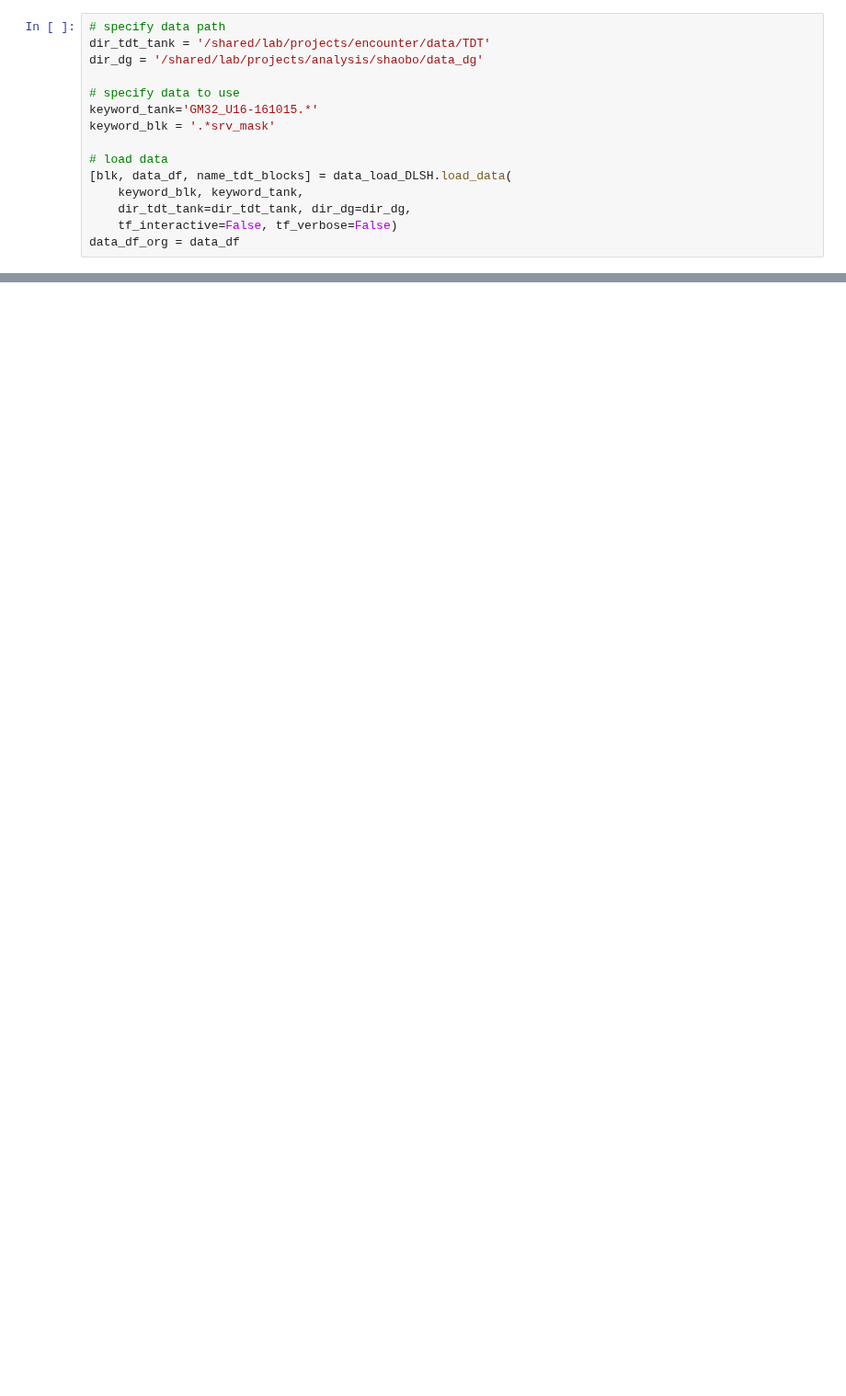
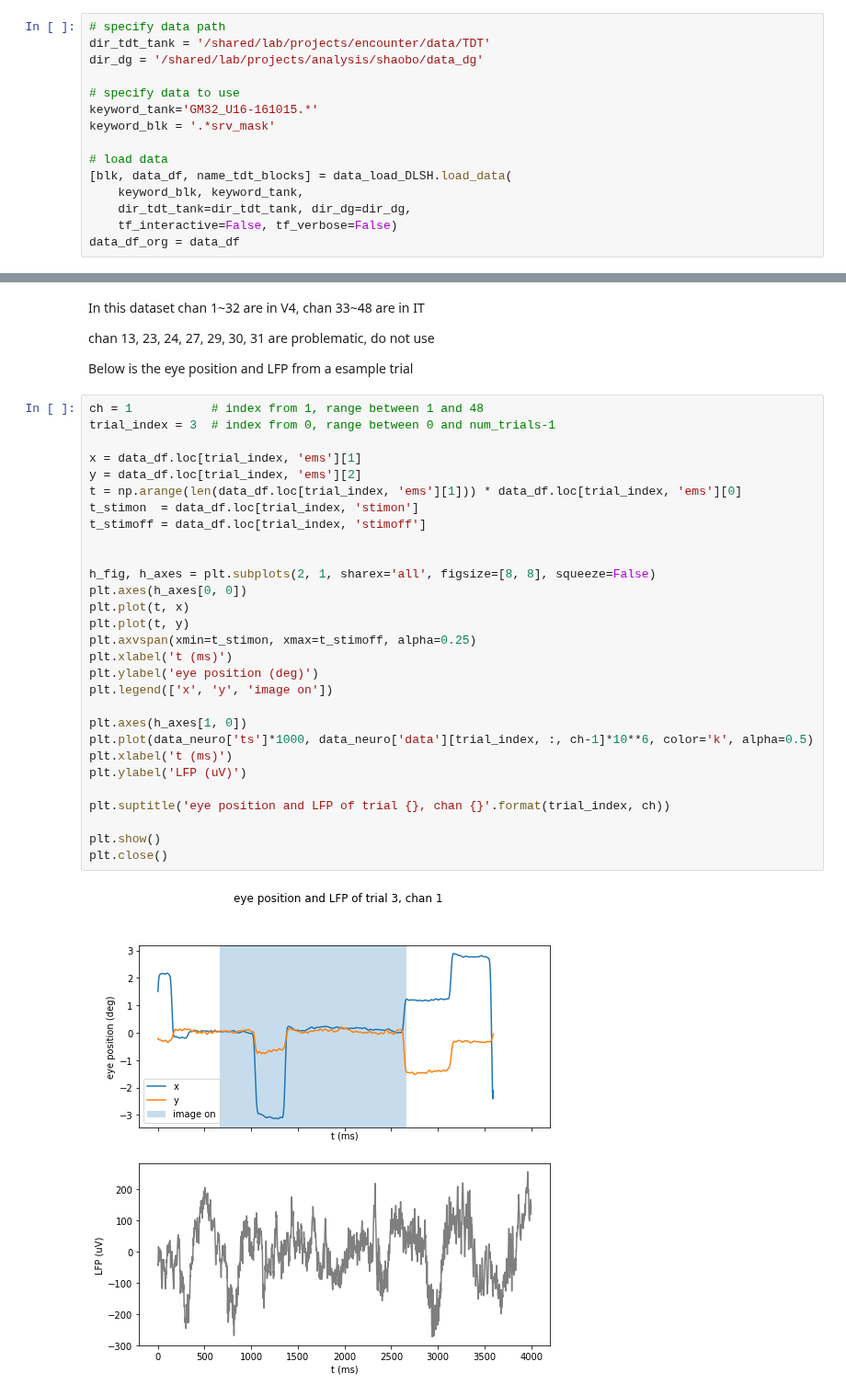
Before and after one commit to rxia/PyNeuroSG, a Jupyter notebook: script/Eye-movement_for_Seth.ipynb, the cells around one changed output, grey strips where cells are left out. Shown at 92% size. Drawn from its saved outputs; the diff is of its cells as text; blank space fills up the shorter version.

```diff
--- a/script/Eye-movement_for_Seth.ipynb
+++ b/script/Eye-movement_for_Seth.ipynb
@@ -88,0 +167,37 @@ Index(['datecode', 'day', 'edge_blur', 'ems', 'endobs', 'endtrial', 'eyedist',
+# %% [markdown]
+In this dataset chan 1~32 are in V4, chan 33~48 are in IT
+
+chan 13, 23, 24, 27, 29, 30, 31 are problematic, do not use
+
+Below is the eye position and LFP from a esample trial
+# %%
+ch = 1           # index from 1, range between 1 and 48
+trial_index = 3  # index from 0, range between 0 and num_trials-1
+
+x = data_df.loc[trial_index, 'ems'][1]
+y = data_df.loc[trial_index, 'ems'][2]
+t = np.arange(len(data_df.loc[trial_index, 'ems'][1])) * data_df.loc[trial_index, 'ems'][0]
+t_stimon  = data_df.loc[trial_index, 'stimon']
+t_stimoff = data_df.loc[trial_index, 'stimoff']
+
+
+h_fig, h_axes = plt.subplots(2, 1, sharex='all', figsize=[8, 8], squeeze=False)
+plt.axes(h_axes[0, 0])
+plt.plot(t, x)
+plt.plot(t, y)
+plt.axvspan(xmin=t_stimon, xmax=t_stimoff, alpha=0.25)
+plt.xlabel('t (ms)')
+plt.ylabel('eye position (deg)')
+plt.legend(['x', 'y', 'image on'])
+
+plt.axes(h_axes[1, 0])
+plt.plot(data_neuro['ts']*1000, data_neuro['data'][trial_index, :, ch-1]*10**6, color='k', alpha=0.5)
+plt.xlabel('t (ms)')
+plt.ylabel('LFP (uV)')
+
+plt.suptitle('eye position and LFP of trial {}, chan {}'.format(trial_index, ch))
+
+plt.show()
+plt.close()
+# %% [output]
+[figure, added]
```
Also changed, not shown: parts of 18 cells of this notebook.
